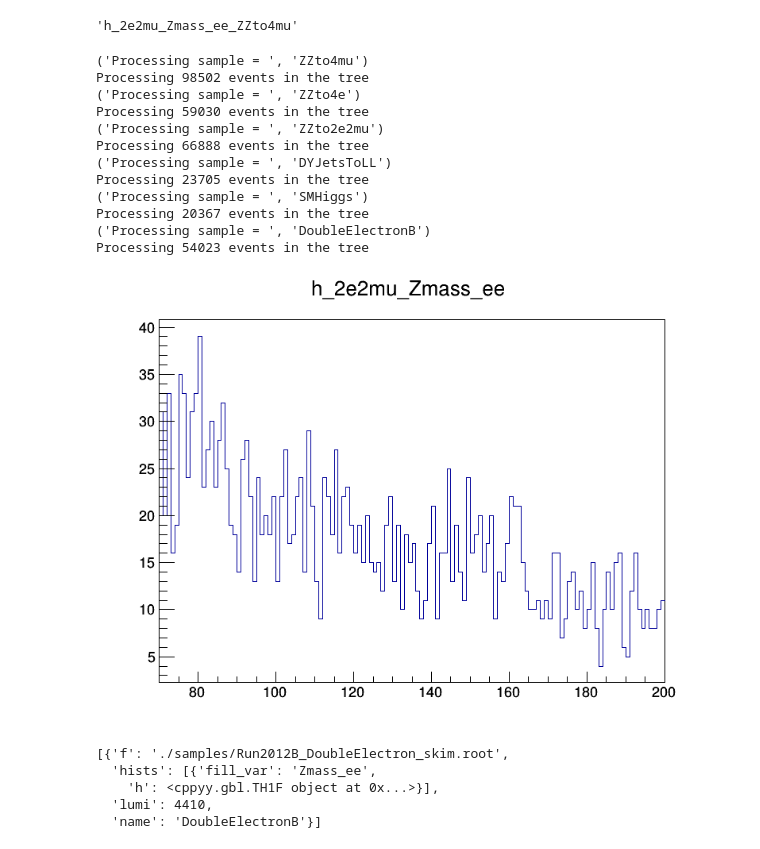
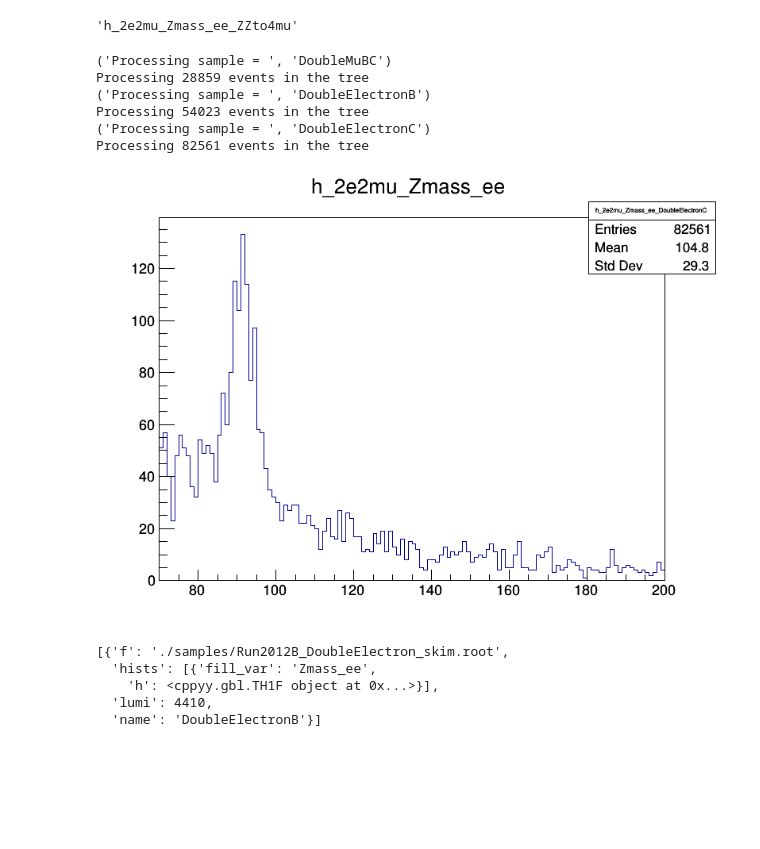
Before and after one commit to kakwok/cms-opendata-jupyter, a Jupyter notebook: 03 Hto4L.ipynb, the cells around one changed output. Saved outputs shown, nothing was run; the diff lists cells and outputs as text; code cells hidden in the pictures; blank space fills up the shorter version.

```diff
--- a/03 Hto4L.ipynb
+++ b/03 Hto4L.ipynb
@@ -12,9 +11,9 @@ mcfiles = [
     {'name':'SMHiggs'   ,'color':r.kMagenta,'f':'./samples/SMHiggsToZZTo4L_skim.root','Nevents':299973,'xsec': 1.2932700E+01 },
 ]
 datafiles=[
-#    {'name':'DoubleMuBC'      ,'color':r.kBlack,'f':'./samples/Run2012BC_DoubleMuParked_skim.root','lumi':11470},
+    {'name':'DoubleMuBC'      ,'color':r.kBlack,'f':'./samples/Run2012BC_DoubleMuParked_skim.root','lumi':11470},
     {'name':'DoubleElectronB'  ,'color':r.kBlack,'f':'./samples/Run2012B_DoubleElectron_skim.root','lumi':4410},
-#    {'name':'DoubleElectronC' ,'color':r.kBlack,'f':'./samples/Run2012C_DoubleElectron_skim.root','lumi':7060},
+    {'name':'DoubleElectronC' ,'color':r.kBlack,'f':'./samples/Run2012C_DoubleElectron_skim.root','lumi':7060},
 ]
 # %%
 h_2e2mu_Zmass_ee = r.TH1F('h_2e2mu_Zmass_ee','h_2e2mu_Zmass_ee',130,70,200)
@@ -176,7 +181,7 @@ for sample in mcfiles+ datafiles:
     for h_dict in sample['hists']:
         h_dict['h'].Reset()
 # %%
-for sample in mcfiles+datafiles:
+for sample in datafiles:
     print('Processing sample = ',sample['name'])
     tf_sample = r.TFile(sample['f'])
     sample_tree = tf_sample.Get("Events")
@@ -184,23 +189,17 @@ for sample in mcfiles+datafiles:
     ## Calculate weights for MC here
     FillHistogram(sample_tree,sample['hists'],weight=1.0)
 # %% [output]
-('Processing sample = ', 'ZZto4mu')
-Processing 98502 events in the tree
-('Processing sample = ', 'ZZto4e')
-Processing 59030 events in the tree
-('Processing sample = ', 'ZZto2e2mu')
-Processing 66888 events in the tree
-('Processing sample = ', 'DYJetsToLL')
-Processing 23705 events in the tree
-('Processing sample = ', 'SMHiggs')
-Processing 20367 events in the tree
+('Processing sample = ', 'DoubleMuBC')
+Processing 28859 events in the tree
 ('Processing sample = ', 'DoubleElectronB')
 Processing 54023 events in the tree
+('Processing sample = ', 'DoubleElectronC')
+Processing 82561 events in the tree
 # %%
-datafiles[0]['hists'][0]['h'].Draw()
+datafiles[2]['hists'][0]['h'].Draw()
 c.Draw()
 # %% [output]
-[figure, old version]
+[figure, new version]
 # %%
 datafiles
 # %% [output]
```
Also changed, not shown: parts of 11 cells of this notebook.
